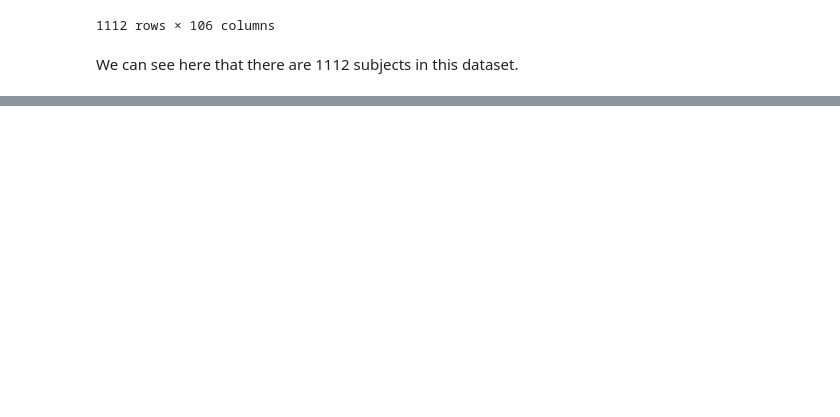
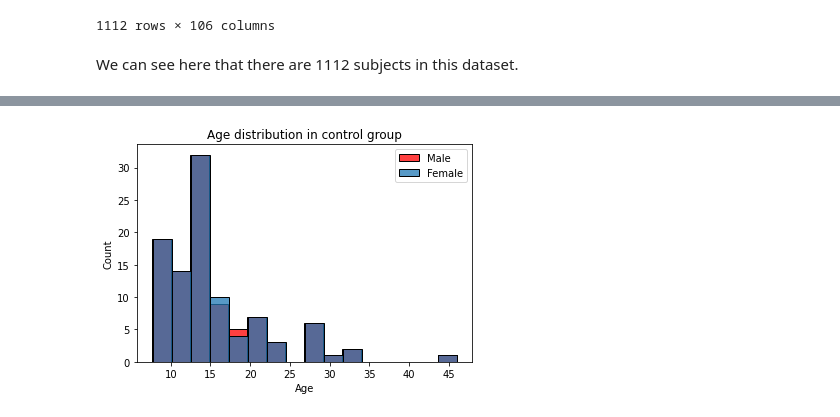
Before and after one commit to M-earnest/Neurocognitive_Psychology, a Jupyter notebook: Code/Data_organisation.ipynb, the cells around one changed output, grey strips where cells are left out. Saved outputs shown, nothing was run; the diff lists cells and outputs as text; code cells hidden in the pictures; blank space fills up the shorter version.

```diff
--- a/Code/Data_organisation.ipynb
+++ b/Code/Data_organisation.ipynb
@@ -33,0 +300,10 @@ We can see here that there are 1112 subjects in this dataset.
+# %%
+sns.histplot(selected_male_age_control, color='red')
+sns.histplot(selected_female_age_control)
+plt.xlabel('Age')
+plt.title('Age distribution in control group')
+plt.legend(labels=['Male', 'Female'])
+
+plt.show()
+# %% [output]
+[figure, added]
```
Also changed, not shown: parts of 93 cells of this notebook, 1 other file.
